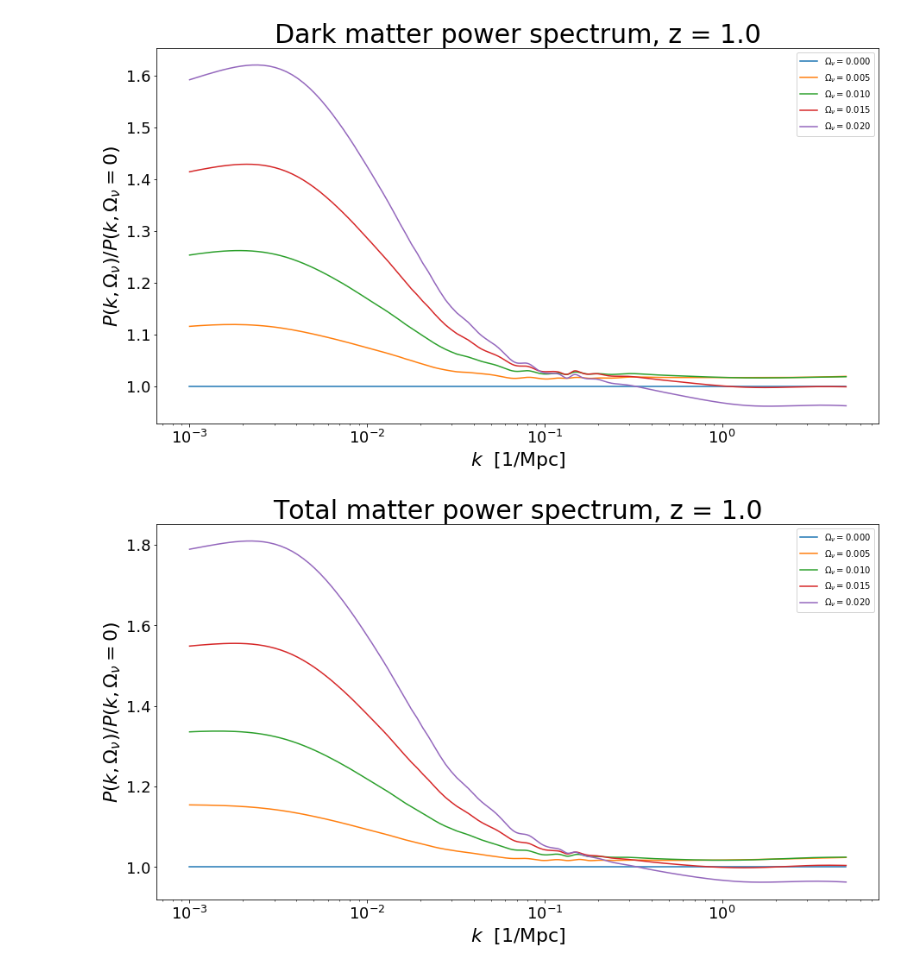
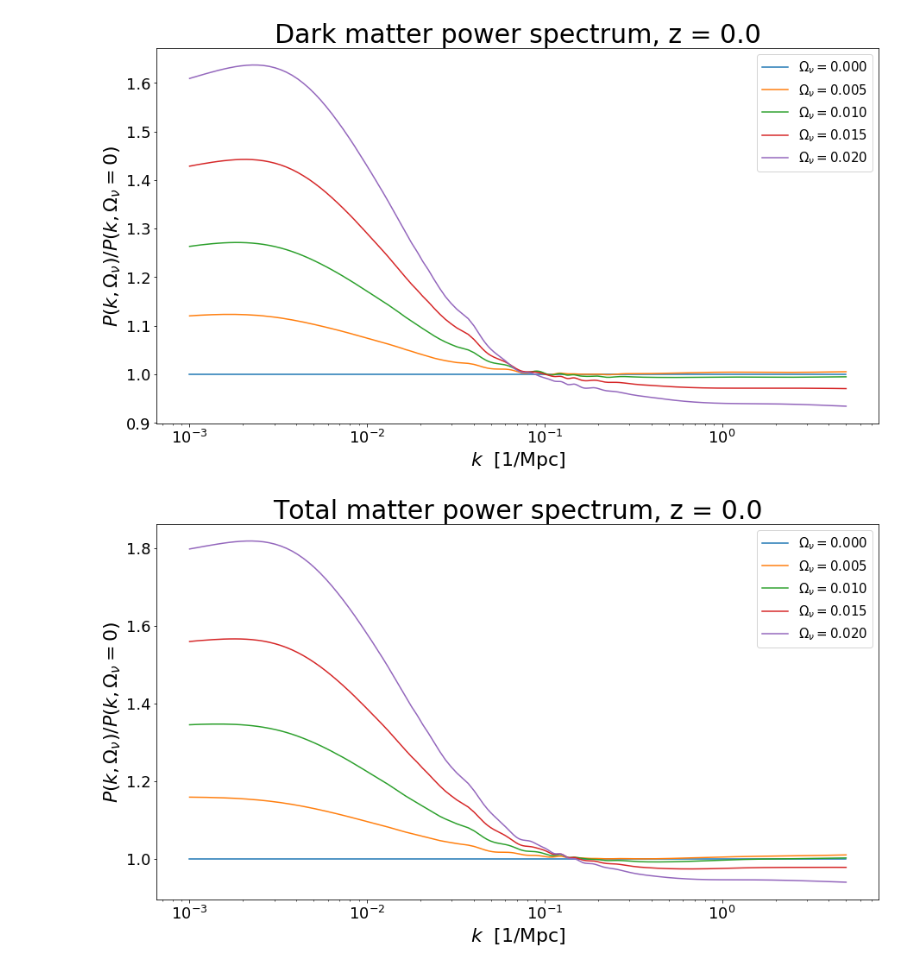
Before and after one commit to vrastil/CosmicEmu, a Jupyter notebook: emupy/bao_with_nu.ipynb, the cells around one changed output. Saved outputs shown, nothing was run; the diff lists cells and outputs as text; code cells hidden in the pictures.

```diff
--- a/emupy/bao_with_nu.ipynb
+++ b/emupy/bao_with_nu.ipynb
@@ -8,34 +8,34 @@ from emupy.structs import CosmoParam
 # %%
-cosmo = CosmoParam()
+cosmo = emu.CosmoParam()
 # default:
 # Omega_m=0.3075, Omega_b=0.0486, sigma_8=0.8159, h=0.67, n_s=0.9667, w_0=-1, w_a=0., Omega_nu=0.
 
-z = 1.0
+z = 0.0
 # %%
 pk_tot_0, k = power_spec.init_power_spectrum_tot(cosmo, z)
 pk_cb_0 = power_spec.init_power_spectrum_cb(cosmo, z)[0]
 # %%
 plt.figure(figsize=(15, 8))
 for Omega_nu in np.linspace(0, 0.02, num=5):
-    cosmo = CosmoParam(Omega_nu=Omega_nu)
+    cosmo = emu.CosmoParam(Omega_nu=Omega_nu)
     pk_cb = power_spec.init_power_spectrum_cb(cosmo, z)[0]
     plt.plot(k, pk_cb/pk_cb_0, label=r'$\Omega_\nu=%.3f$' % Omega_nu)
 
 plt.xscale('log')
 #plt.yscale('log')
 plt.xlabel(r'$k$  [1/Mpc]',fontsize=22)
 plt.ylabel(r'$P(k, \Omega_\nu)/P(k, \Omega_\nu=0)$',fontsize=22)
 plt.xticks(fontsize=18)
 plt.yticks(fontsize=18)
 plt.title("Dark matter power spectrum, z = %.1f" % z, size=30)
-plt.legend()
+plt.legend(fontsize=15)
 plt.show()
 # %% [output]
-[figure, old version]
+[figure, new version]
 # %%
 plt.figure(figsize=(15, 8))
 for Omega_nu in np.linspace(0, 0.02, num=5):
-    cosmo = CosmoParam(Omega_nu=Omega_nu)
+    cosmo = emu.CosmoParam(Omega_nu=Omega_nu)
     pk_tot = power_spec.init_power_spectrum_tot(cosmo, z)[0]
     plt.plot(k, pk_tot/pk_tot_0, label=r'$\Omega_\nu=%.3f$' % Omega_nu)
 
@@ -46,7 +46,7 @@ plt.ylabel(r'$P(k, \Omega_\nu)/P(k, \Omega_\nu=0)$',fontsize=22)
 plt.xticks(fontsize=18)
 plt.yticks(fontsize=18)
 plt.title("Total matter power spectrum, z = %.1f" % z, size=30)
-plt.legend()
+plt.legend(fontsize=15)
 plt.show()
 # %% [output]
-[figure, old version]
+[figure, new version]
```
Also changed, not shown: parts of 4 cells of this notebook, 2 other files.
